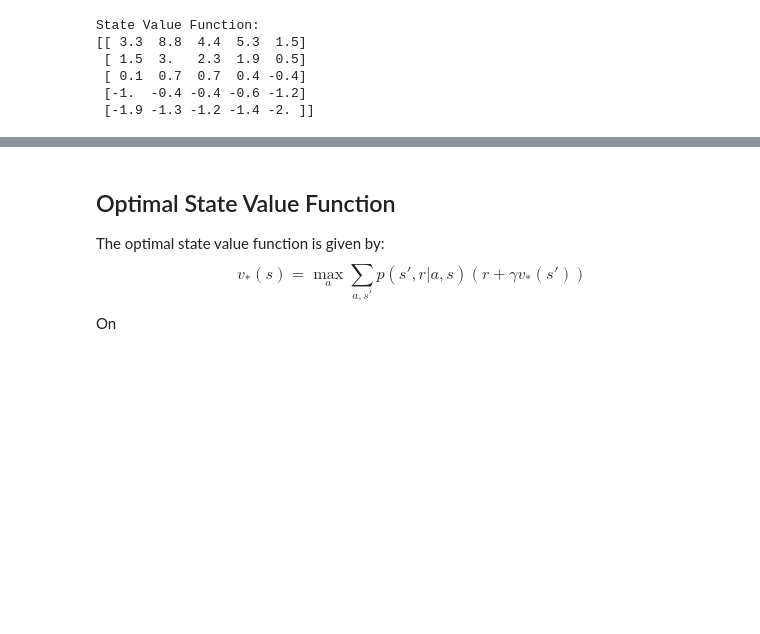
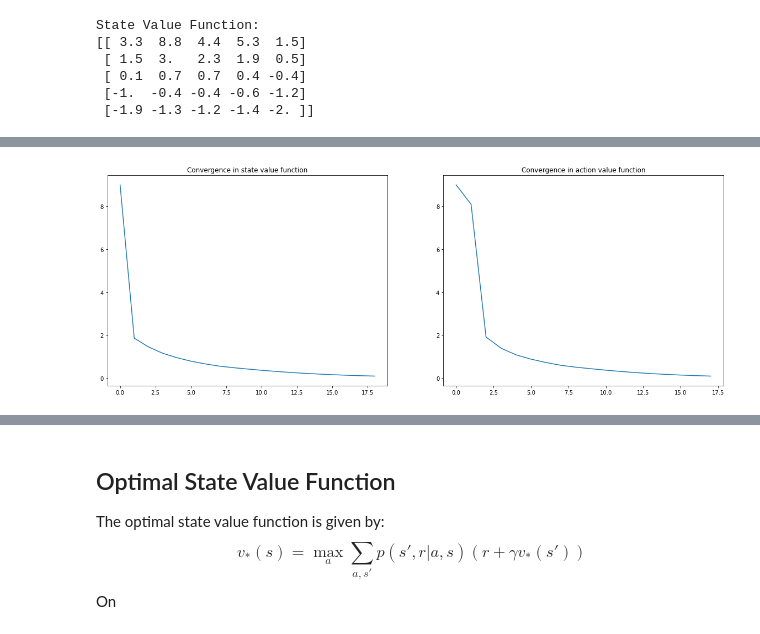
Before and after one commit to chandrusuresh/ReinforcementLearning, a Jupyter notebook: GridWorld.ipynb, the cells around one changed output, grey strips where cells are left out. Saved outputs shown, nothing was run; the diff lists cells and outputs as text; code cells hidden in the pictures; blank space fills up the shorter version.

Commit message:
Updates to grid world with policy evaluation and improvement
Updated with examples from Chapter-4 with policy evaluation and improvement

```diff
--- a/GridWorld.ipynb
+++ b/GridWorld.ipynb
@@ -80,0 +139,94 @@ State Value Function:
+# %%
+init_state_v = 10*np.ones((m*n,1))
+init_action_v = 10*np.ones((m*n,len(steps)))
+tol = 0.1
+pi = 1/float(len(steps))
+def iterativePolicyEvaluation_state(maxIter = 50):
+    v = init_state_v
+    exitFlag = False
+    iter = 0
+    maxDelta = []
+    while not exitFlag and iter < maxIter:
+        iter = iter+1
+        v_prev = np.copy(v)
+        valFuncDelta = 0
+        for i in range(m):
+            for j in range(n):
+                idx0 = i*n+j
+                stateValFunc = 0
+                for si,s in enumerate(steps):
+                    if i == 0 and j == 1:
+                        r = m-1
+                        c = j
+                        reward = 10
+                    elif i == 0 and j == 3:
+                        r = i+2
+                        c = j
+                        reward = 5
+                    else:
+                        r = min(m-1,max(0,i+s[0]))
+                        c = min(n-1,max(0,j+s[1]))
+                        reward = 0
+                        if r == i and c == j:
+                            reward = -1
+                    idx = r*n + c
+                    stateValFunc += reward + gamma*v[idx]
+                stateValFunc = pi*stateValFunc
+                valFuncDelta = max(valFuncDelta,abs(v[idx0]-stateValFunc))
+                v[idx0] = stateValFunc
+        maxDelta.append(valFuncDelta)
+        exitFlag = valFuncDelta < tol
+    return v,maxDelta,exitFlag
+
+def iterativePolicyEvaluation_action(maxIter = 50):
+    v = init_action_v
+    exitFlag = False
+    iter = 0
+    maxDelta = []
+    while not exitFlag and iter < maxIter:
+        iter = iter+1
+        v_prev = np.copy(v)
+        valFuncDelta = 0
+        for i in range(m):
+            for j in range(n):
+                idx0 = i*n+j
+                for si,s in enumerate(steps):
+                    if i == 0 and j == 1:
+                        r = m-1
+                        c = j
+                        reward = 10
+                    elif i == 0 and j == 3:
+                        r = i+2
+                        c = j
+                        reward = 5
+                    else:
+                        r = min(m-1,max(0,i+s[0]))
+                        c = min(n-1,max(0,j+s[1]))
+                        reward = 0
+                        if r == i and c == j:
+                            reward = -1
+                    idx = r*n + c
+                    actionValFunc = reward + gamma*pi*sum(v[idx,:])
+                    valFuncDelta = max(valFuncDelta,abs(v[idx0,si]-actionValFunc))
+                    v[idx0,si] = actionValFunc
+        maxDelta.append(valFuncDelta)
+        exitFlag = valFuncDelta < tol
+    return v,maxDelta,exitFlag
+approx_state_val_func,maxDelta_state,exitFlag_state = iterativePolicyEvaluation_state()
+approx_action_val_func,maxDelta_action,exitFlag_action = iterativePolicyEvaluation_action()
+print('Iterative Policy Evaluation for State Terminated?:', exitFlag_state)
+print('MaxDelta: ',maxDelta_state[-1])
+print('Approximate State Value Function:')
+print(np.reshape(np.round(approx_state_val_func,1),(m,n)))
+
+print('Iterative Policy Evaluation for Action Terminated?:', exitFlag_action)
+print('MaxDelta: ',maxDelta_action[-1])
+print('Approximate Action Value Function:')
+print(np.round(approx_action_val_func,1))
+
+f,ax = plt.subplots(1,2,figsize=(20,7))
+ax[0].plot(range(len(maxDelta_state)),maxDelta_state)
+ax[0].set_title('Convergence in state value function');
+ax[1].plot(range(len(maxDelta_action)),maxDelta_action)
+ax[1].set_title('Convergence in action value function');
+# %% [output]
@@ -80,0 +250 @@ State Value Function:
+[figure, added]
```
Also changed, not shown: parts of 9 cells of this notebook.
